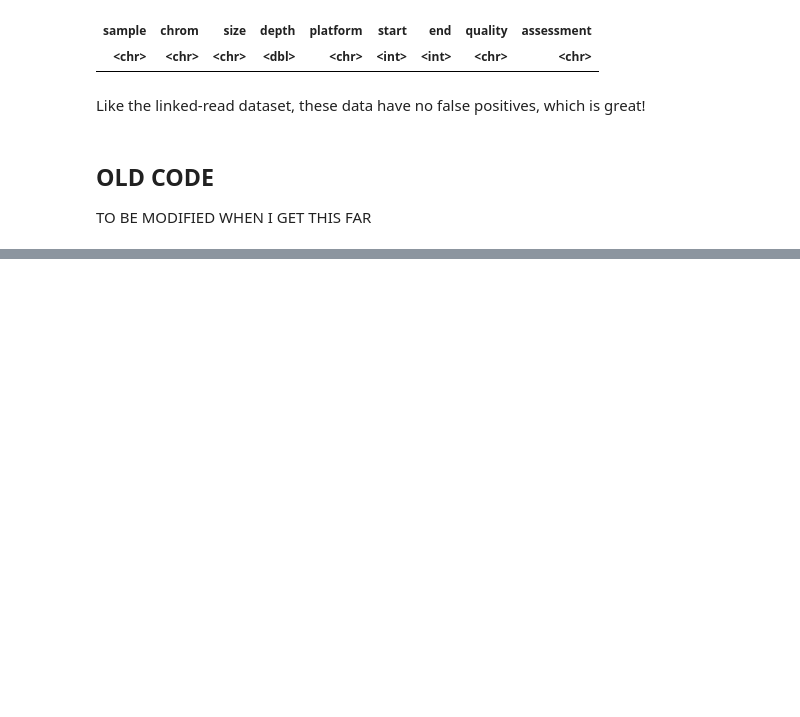
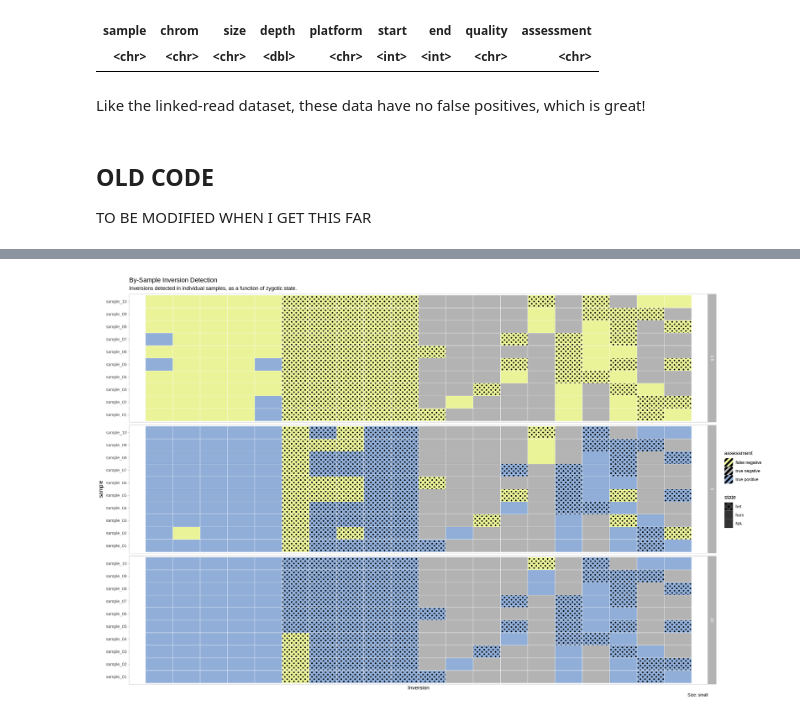
Before and after one commit to pdimens/haplotagging_simulations, a Jupyter notebook: longread_workflow/assess_longread_inversions.ipynb, the cells around one changed output, grey strips where cells are left out. Saved outputs shown, nothing was run; the diff lists cells and outputs as text; code cells hidden in the pictures; blank space fills up the shorter version.

```diff
--- a/longread_workflow/assess_longread_inversions.ipynb
+++ b/longread_workflow/assess_longread_inversions.ipynb
@@ -375,0 +298,4 @@ write.csv(aggregate_df, file = paste0("assess_called_sv/",.size, ".sv.assessment
+# %%
+plot_samples_matrix(assessment_df, "small")
+# %% [output]
+[figure, added]
```
Also changed, not shown: parts of 20 cells of this notebook, 2 other files.
